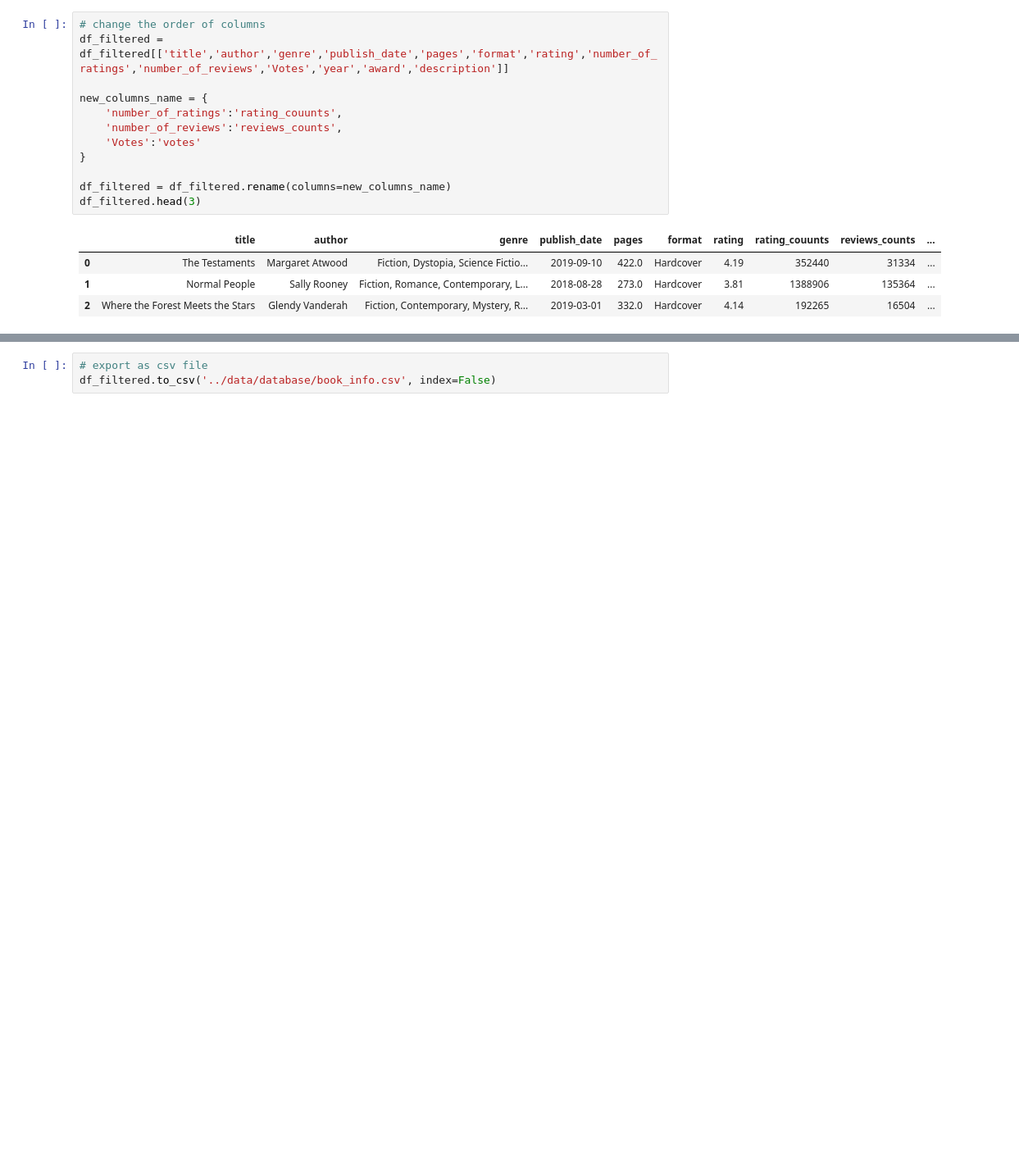
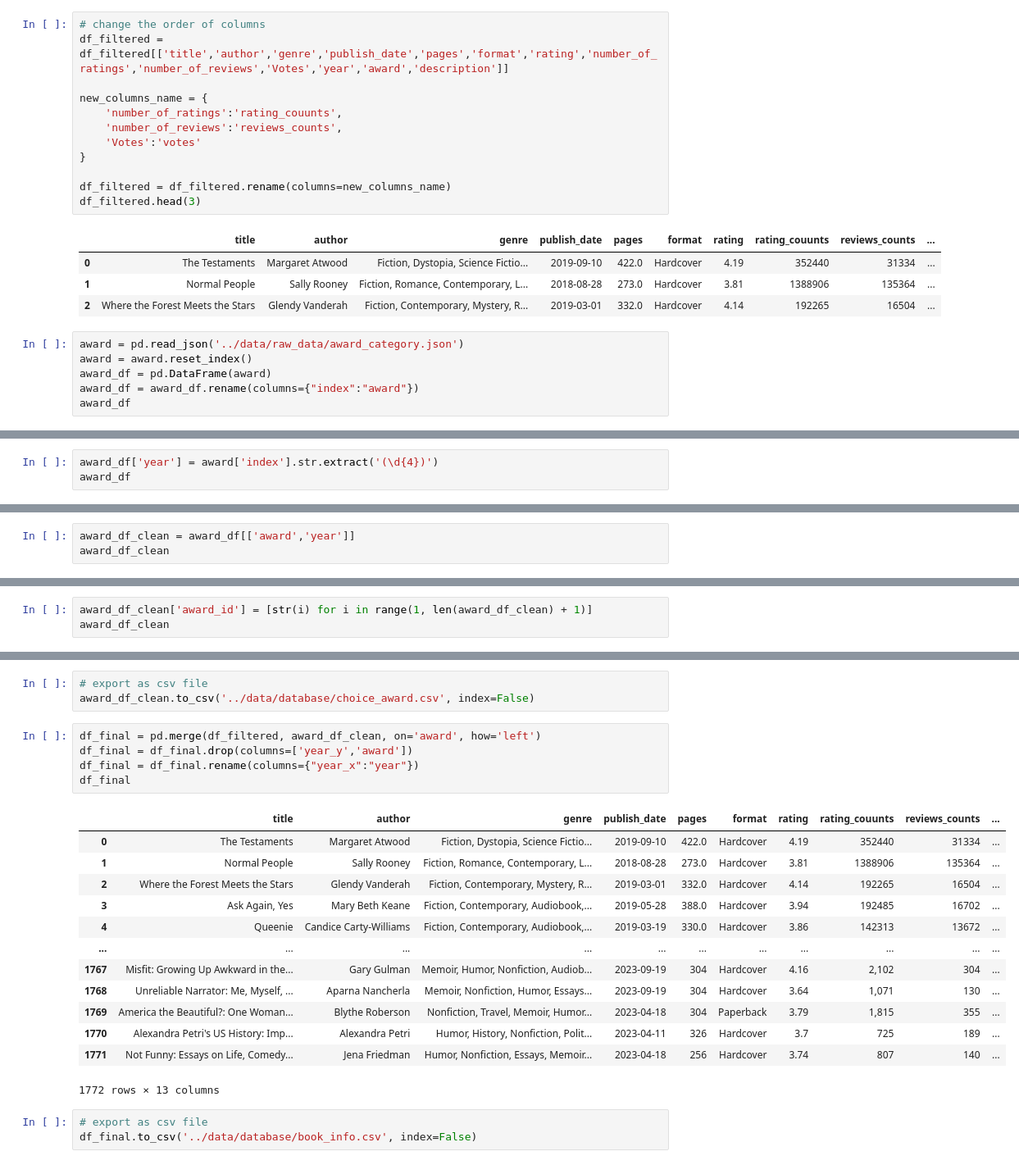
Before and after one commit to txiao9331/EmoLit, a Jupyter notebook: nb_data_cln/book_info_cleaning.ipynb, the cells around one changed output, grey strips where cells are left out. Shown at 82% size. Drawn from its saved outputs; the diff is of its cells as text; blank space fills up the shorter version.

```diff
--- a/nb_data_cln/book_info_cleaning.ipynb
+++ b/nb_data_cln/book_info_cleaning.ipynb
@@ -213,3 +213,9 @@ df_filtered.head(3)
 | 0 | The Testaments | Margaret Atwood | Fiction, Dystopia, Science Fictio... | 2019-09-10 | 422.0 | Hardcover | 4.19 | 352440 | 31334 | ... |
 | 1 | Normal People | Sally Rooney | Fiction, Romance, Contemporary, L... | 2018-08-28 | 273.0 | Hardcover | 3.81 | 1388906 | 135364 | ... |
 | 2 | Where the Forest Meets the Stars | Glendy Vanderah | Fiction, Contemporary, Mystery, R... | 2019-03-01 | 332.0 | Hardcover | 4.14 | 192265 | 16504 | ... |
+# %%
+award = pd.read_json('../data/raw_data/award_category.json')
+award = award.reset_index()
+award_df = pd.DataFrame(award)
+award_df = award_df.rename(columns={"index":"award"})
+award_df
@@ -215,0 +236,3 @@ df_filtered.head(3)
+# %%
+award_df['year'] = award['index'].str.extract('(\d{4})')
+award_df
@@ -215,0 +253,3 @@ df_filtered.head(3)
+# %%
+award_df_clean = award_df[['award','year']]
+award_df_clean
@@ -215,0 +270,3 @@ df_filtered.head(3)
+# %%
+award_df_clean['award_id'] = [str(i) for i in range(1, len(award_df_clean) + 1)]
+award_df_clean
@@ -216,3 +292,25 @@ df_filtered.head(3)
+# %%
+# export as csv file
+award_df_clean.to_csv('../data/database/choice_award.csv', index=False)
+# %%
+df_final = pd.merge(df_filtered, award_df_clean, on='award', how='left')
+df_final = df_final.drop(columns=['year_y','award'])
+df_final = df_final.rename(columns={"year_x":"year"})
+df_final
+# %% [output]
+|  | title | author | genre | publish_date | pages | format | rating | rating_couunts | reviews_counts | ... |
+| 0 | The Testaments | Margaret Atwood | Fiction, Dystopia, Science Fictio... | 2019-09-10 | 422.0 | Hardcover | 4.19 | 352440 | 31334 | ... |
+| 1 | Normal People | Sally Rooney | Fiction, Romance, Contemporary, L... | 2018-08-28 | 273.0 | Hardcover | 3.81 | 1388906 | 135364 | ... |
+| 2 | Where the Forest Meets the Stars | Glendy Vanderah | Fiction, Contemporary, Mystery, R... | 2019-03-01 | 332.0 | Hardcover | 4.14 | 192265 | 16504 | ... |
+| 3 | Ask Again, Yes | Mary Beth Keane | Fiction, Contemporary, Audiobook,... | 2019-05-28 | 388.0 | Hardcover | 3.94 | 192485 | 16702 | ... |
+| 4 | Queenie | Candice Carty-Williams | Fiction, Contemporary, Audiobook,... | 2019-03-19 | 330.0 | Hardcover | 3.86 | 142313 | 13672 | ... |
+| ... | ... | ... | ... | ... | ... | ... | ... | ... | ... | ... |
+| 1767 | Misfit: Growing Up Awkward in the... | Gary Gulman | Memoir, Humor, Nonfiction, Audiob... | 2023-09-19 | 304 | Hardcover | 4.16 | 2,102 | 304 | ... |
+| 1768 | Unreliable Narrator: Me, Myself, ... | Aparna Nancherla | Memoir, Nonfiction, Humor, Essays... | 2023-09-19 | 304 | Hardcover | 3.64 | 1,071 | 130 | ... |
+| 1769 | America the Beautiful?: One Woman... | Blythe Roberson | Nonfiction, Travel, Memoir, Humor... | 2023-04-18 | 304 | Paperback | 3.79 | 1,815 | 355 | ... |
+| 1770 | Alexandra Petri's US History: Imp... | Alexandra Petri | Humor, History, Nonfiction, Polit... | 2023-04-11 | 326 | Hardcover | 3.7 | 725 | 189 | ... |
+| 1771 | Not Funny: Essays on Life, Comedy... | Jena Friedman | Humor, Nonfiction, Essays, Memoir... | 2023-04-18 | 256 | Hardcover | 3.74 | 807 | 140 | ... |
+1772 rows × 13 columns
 # %%
 # export as csv file
-df_filtered.to_csv('../data/database/book_info.csv', index=False)
+df_final.to_csv('../data/database/book_info.csv', index=False)
```
Also changed, not shown: parts of 4 cells of this notebook, 9 other files.
